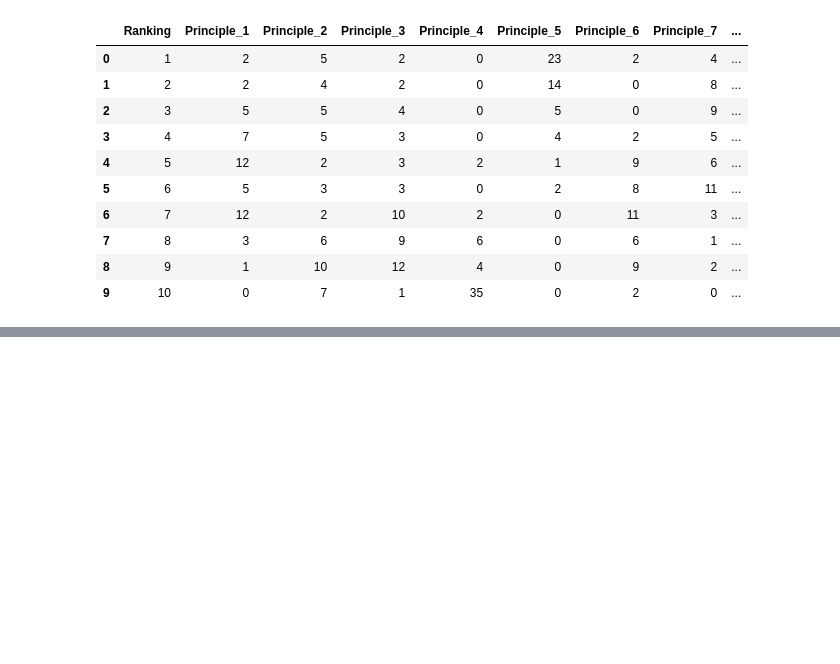
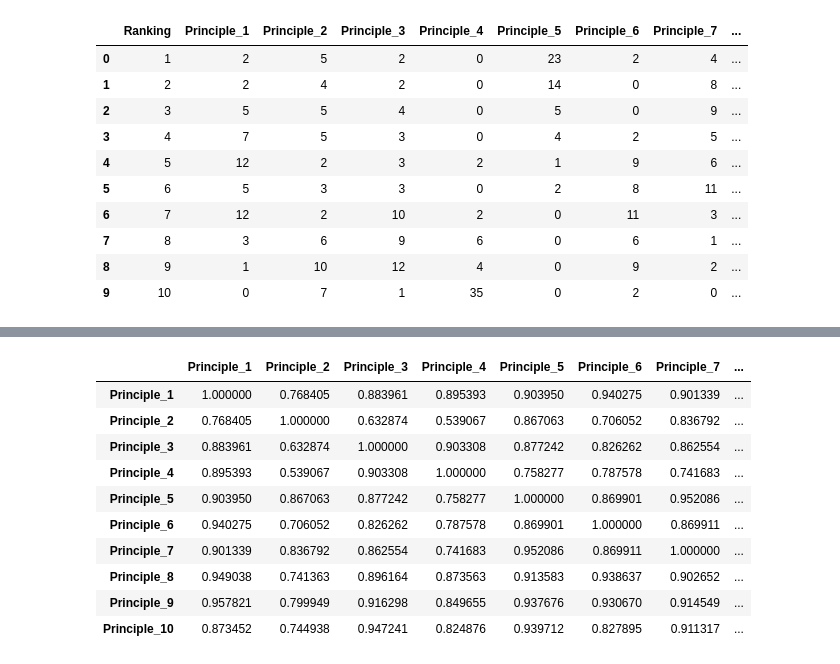
Before and after one commit to Kensuzuki95/Corporate_AI_Ethics_Guideline_Analysis, a Jupyter notebook: Result_Analysis.ipynb, the cells around one changed output, grey strips where cells are left out. Cells and saved outputs as stored; diff of their text form; code cells hidden in the pictures; blank space fills up the shorter version.

```diff
--- a/Result_Analysis.ipynb
+++ b/Result_Analysis.ipynb
@@ -208,0 +229,15 @@ rank_all
+# %%
+results_only = results.iloc[:, 1:11]
+results_only.corr(method = 'pearson')
+# %% [output]
+|  | Principle_1 | Principle_2 | Principle_3 | Principle_4 | Principle_5 | Principle_6 | Principle_7 | ... |
+| Principle_1 | 1.000000 | 0.768405 | 0.883961 | 0.895393 | 0.903950 | 0.940275 | 0.901339 | ... |
+| Principle_2 | 0.768405 | 1.000000 | 0.632874 | 0.539067 | 0.867063 | 0.706052 | 0.836792 | ... |
+| Principle_3 | 0.883961 | 0.632874 | 1.000000 | 0.903308 | 0.877242 | 0.826262 | 0.862554 | ... |
+| Principle_4 | 0.895393 | 0.539067 | 0.903308 | 1.000000 | 0.758277 | 0.787578 | 0.741683 | ... |
+| Principle_5 | 0.903950 | 0.867063 | 0.877242 | 0.758277 | 1.000000 | 0.869901 | 0.952086 | ... |
+| Principle_6 | 0.940275 | 0.706052 | 0.826262 | 0.787578 | 0.869901 | 1.000000 | 0.869911 | ... |
+| Principle_7 | 0.901339 | 0.836792 | 0.862554 | 0.741683 | 0.952086 | 0.869911 | 1.000000 | ... |
+| Principle_8 | 0.949038 | 0.741363 | 0.896164 | 0.873563 | 0.913583 | 0.938637 | 0.902652 | ... |
+| Principle_9 | 0.957821 | 0.799949 | 0.916298 | 0.849655 | 0.937676 | 0.930670 | 0.914549 | ... |
+| Principle_10 | 0.873452 | 0.744938 | 0.947241 | 0.824876 | 0.939712 | 0.827895 | 0.911317 | ... |
```
Also changed, not shown: parts of 15 cells of this notebook.
